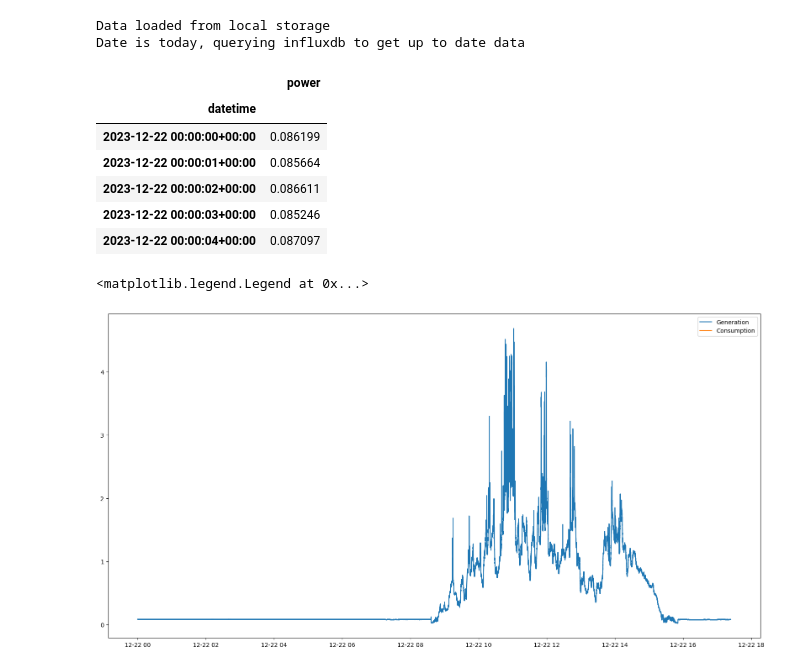
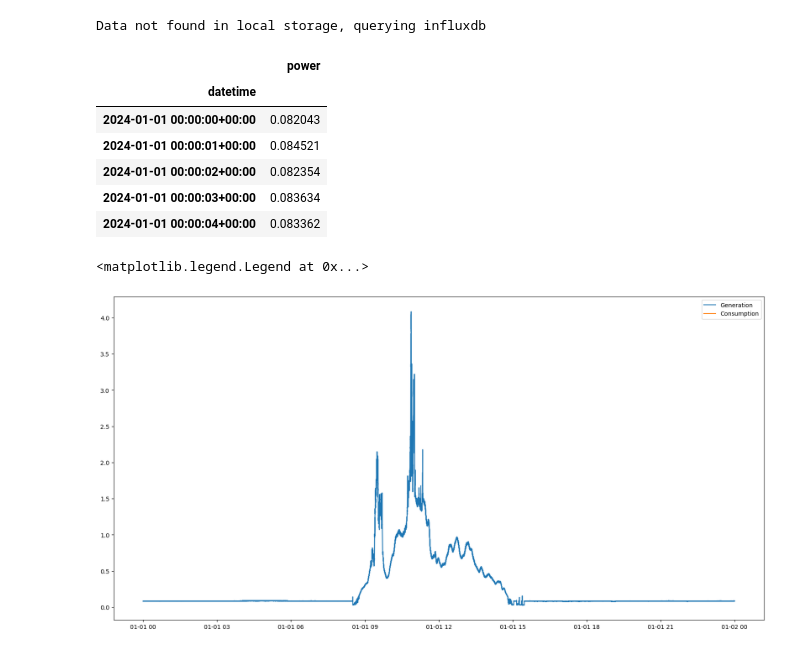
Before and after one commit to tennisnuts/Power-Forecast, a Jupyter notebook: playground.ipynb, the cells around one changed output. Saved outputs shown, nothing was run; the diff lists cells and outputs as text; code cells hidden in the pictures.

```diff
--- a/playground.ipynb
+++ b/playground.ipynb
@@ -13,24 +13,23 @@ import math
 import pytz
 import ast
 # %%
-year = 2023
-month = 12
-day = 22
+year = 2024
+month = 1
+day = 1
 date_time = datetime(year=year, month=month, day=day)
 
 generation_df, consumption_df = get_sensor_data(date_time)
 
 generation_df.head()
 # %% [output]
-Data loaded from local storage
-Date is today, querying influxdb to get up to date data
+Data not found in local storage, querying influxdb
 |  | power |
 | datetime |  |
-| 2023-12-22 00:00:00+00:00 | 0.086199 |
-| 2023-12-22 00:00:01+00:00 | 0.085664 |
-| 2023-12-22 00:00:02+00:00 | 0.086611 |
-| 2023-12-22 00:00:03+00:00 | 0.085246 |
-| 2023-12-22 00:00:04+00:00 | 0.087097 |
+| 2024-01-01 00:00:00+00:00 | 0.082043 |
+| 2024-01-01 00:00:01+00:00 | 0.084521 |
+| 2024-01-01 00:00:02+00:00 | 0.082354 |
+| 2024-01-01 00:00:03+00:00 | 0.083634 |
+| 2024-01-01 00:00:04+00:00 | 0.083362 |
 # %%
 # plot both generation and consumption
 fig, ax = plt.subplots(figsize=(20, 10))
@@ -40,7 +39,7 @@ ax.plot(consumption_df.index, consumption_df['power'], label='Consumption')
 ax.legend()
 # %% [output]
 <matplotlib.legend.Legend at 0x...>
-[figure, old version]
+[figure, new version]
 # %%
 postcode = 'WR7 4BU'
 
```
Also changed, not shown: parts of 7 cells of this notebook, 1 other file.
